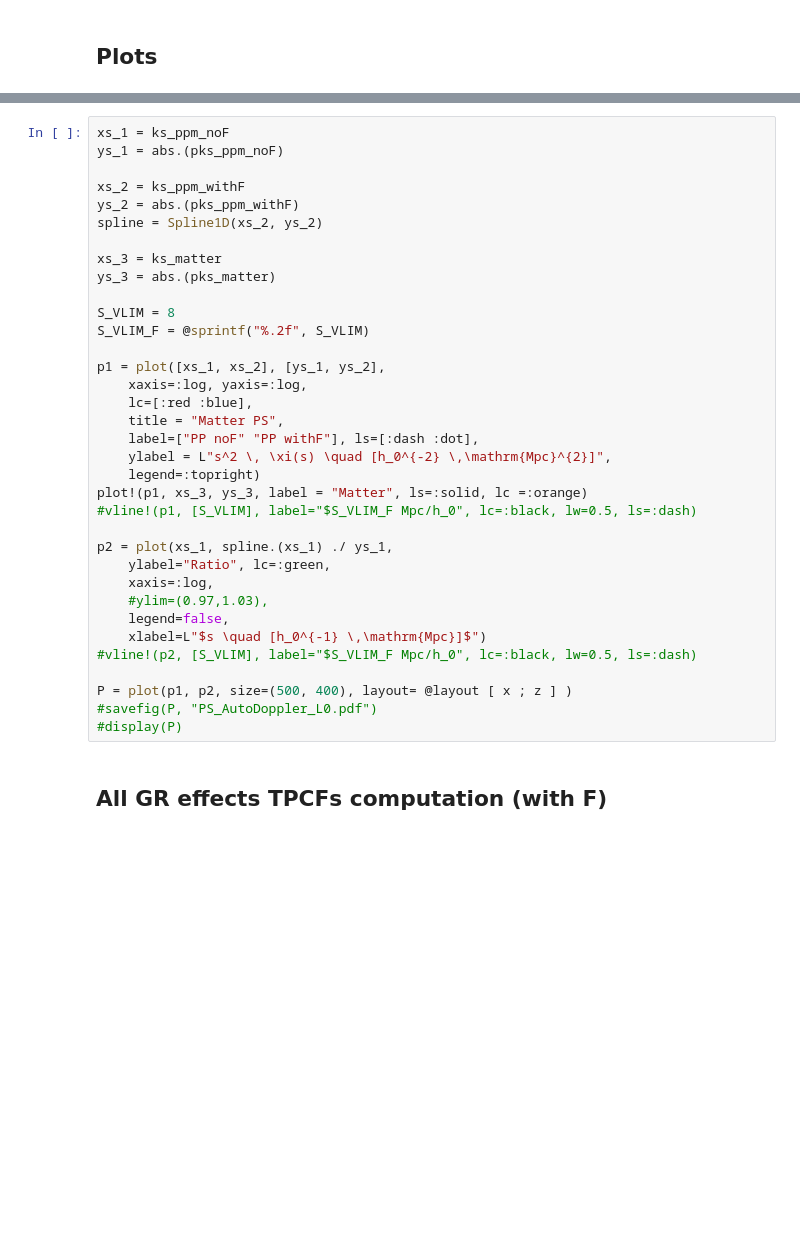
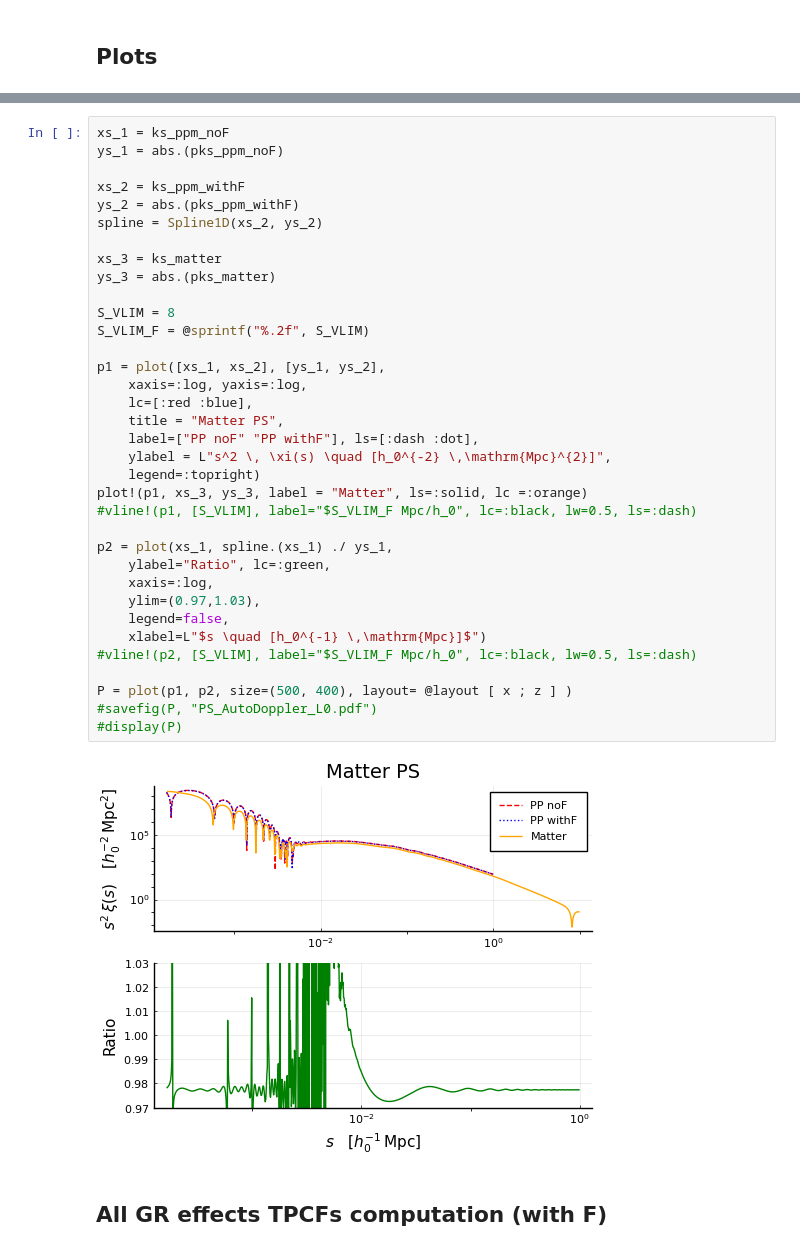
Before and after one commit to foglienimatteo/GaPSE.jl, a Jupyter notebook: ipynbs/Effective_fNL.ipynb, the cells around one changed output, grey strips where cells are left out. Cells and saved outputs as stored; diff of their text form; blank space fills up the shorter version.

```diff
--- a/ipynbs/Effective_fNL.ipynb
+++ b/ipynbs/Effective_fNL.ipynb
@@ -223,34 +321,36 @@ ys_1 = abs.(pks_ppm_noF)
 xs_2 = ks_ppm_withF
 ys_2 = abs.(pks_ppm_withF)
 spline = Spline1D(xs_2, ys_2)
 
 xs_3 = ks_matter
 ys_3 = abs.(pks_matter)
 
 S_VLIM = 8
 S_VLIM_F = @sprintf("%.2f", S_VLIM)
 
 p1 = plot([xs_1, xs_2], [ys_1, ys_2],
     xaxis=:log, yaxis=:log,
     lc=[:red :blue],
     title = "Matter PS",
     label=["PP noF" "PP withF"], ls=[:dash :dot],
     ylabel = L"s^2 \, \xi(s) \quad [h_0^{-2} \,\mathrm{Mpc}^{2}]",
     legend=:topright)
 plot!(p1, xs_3, ys_3, label = "Matter", ls=:solid, lc =:orange)
 #vline!(p1, [S_VLIM], label="$S_VLIM_F Mpc/h_0", lc=:black, lw=0.5, ls=:dash)
 
 p2 = plot(xs_1, spline.(xs_1) ./ ys_1,
     ylabel="Ratio", lc=:green,
     xaxis=:log,
-    #ylim=(0.97,1.03),
+    ylim=(0.97,1.03),
     legend=false,
     xlabel=L"$s \quad [h_0^{-1} \,\mathrm{Mpc}]$")
 #vline!(p2, [S_VLIM], label="$S_VLIM_F Mpc/h_0", lc=:black, lw=0.5, ls=:dash)
 
 P = plot(p1, p2, size=(500, 400), layout= @layout [ x ; z ] )
 #savefig(P, "PS_AutoDoppler_L0.pdf")
 #display(P)
+# %% [output]
+[figure, added]
 # %% [markdown]
 ## All GR effects TPCFs computation (with F)
 # %%
```
Also changed, not shown: parts of 17 cells of this notebook, 5 other files.
